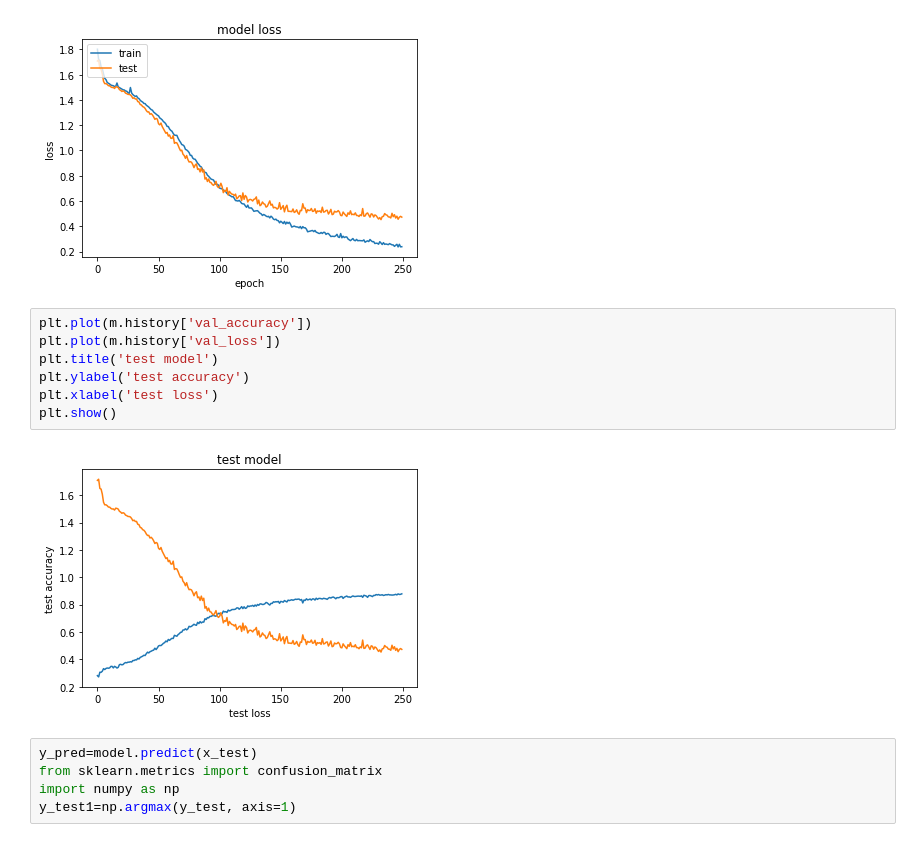
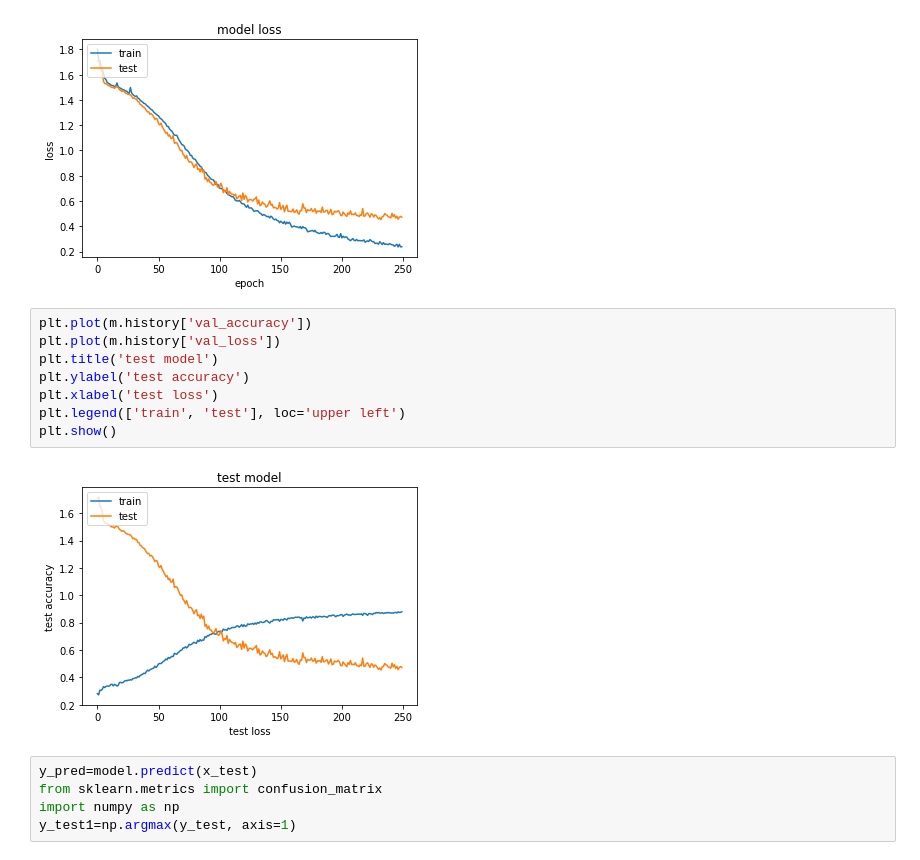
Before and after one commit to Zobia12/EEG_Based_Human_Emotion_Recognition_Using_Deep_Learning, a Jupyter notebook: EEG_based_Emotion_Recognition_Using_LSTM_model(with_32_channels).ipynb, the cells around one changed output. Saved outputs shown, nothing was run; the diff lists cells and outputs as text.

```diff
--- a/EEG_based_Emotion_Recognition_Using_LSTM_model(with_32_channels).ipynb
+++ b/EEG_based_Emotion_Recognition_Using_LSTM_model(with_32_channels).ipynb
@@ -314,12 +314,13 @@ plt.show()
 # %%
 plt.plot(m.history['val_accuracy'])
 plt.plot(m.history['val_loss'])
 plt.title('test model')
 plt.ylabel('test accuracy')
 plt.xlabel('test loss')
+plt.legend(['train', 'test'], loc='upper left')
 plt.show()
 # %% [output]
-[figure, old version]
+[figure, new version]
 # %%
 y_pred=model.predict(x_test)
 from sklearn.metrics import confusion_matrix
```
